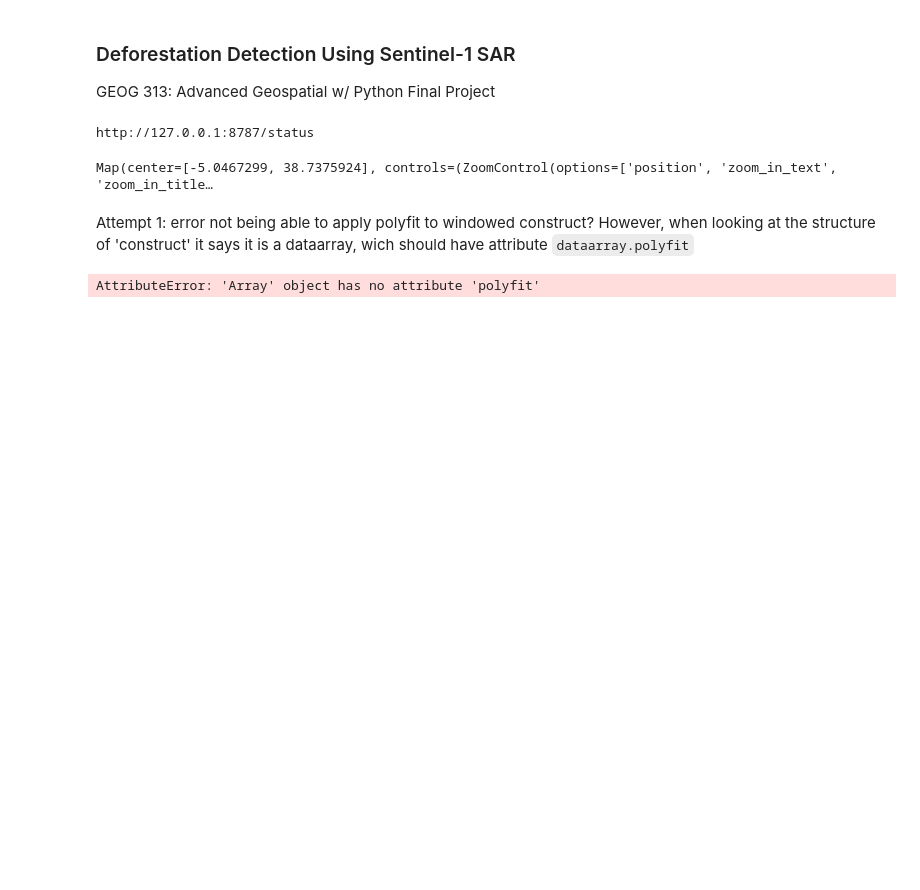
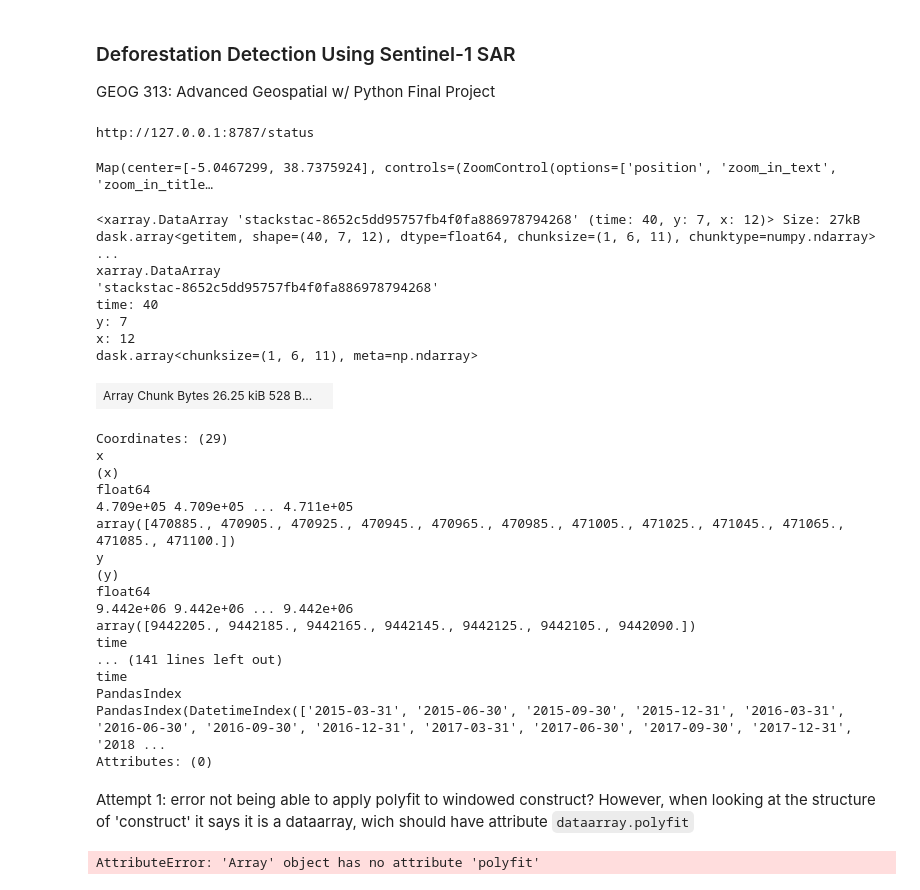
Before and after one commit to adlai-nelson/geog313-final-project, a Jupyter notebook: analysis.ipynb, the cells around one changed output. Cells and saved outputs as stored; diff of their text form; code cells hidden in the pictures; blank space fills up the shorter version.

```diff
--- a/analysis.ipynb
+++ b/analysis.ipynb
@@ -33,3 +29,33 @@ composite = utils.temporal_composite(coarsened)
+# %%
+import utils
+preprocessed = utils.preprocess_data(aoi, start, end, deseason=True)
+preprocessed
+# %% [output]
+<xarray.DataArray 'stackstac-8652c5dd95757fb4f0fa886978794268' (time: 40, y: 7, x: 12)> Size: 27kB dask.array<getitem, shape=(40, 7, 12), dtype=float64, chunksize=(1, 6, 11), chunktype=numpy.ndarray>  ...
+xarray.DataArray
+'stackstac-8652c5dd95757fb4f0fa886978794268'
+time: 40
+y: 7
+x: 12
+dask.array<chunksize=(1, 6, 11), meta=np.ndarray>
+| Array Chunk Bytes 26.25 kiB 528 B... |  |
+Coordinates: (29)
+x
+(x)
+float64
+4.709e+05 4.709e+05 ... 4.711e+05
+array([470885., 470905., 470925., 470945., 470965., 470985., 471005., 471025., 471045., 471065., 471085., 471100.])
+y
+(y)
+float64
+9.442e+06 9.442e+06 ... 9.442e+06
+array([9442205., 9442185., 9442165., 9442145., 9442125., 9442105., 9442090.])
+time
+... (141 lines left out)
+time
+PandasIndex
+PandasIndex(DatetimeIndex(['2015-03-31', '2015-06-30', '2015-09-30', '2015-12-31', '2016-03-31', '2016-06-30', '2016-09-30', '2016-12-31', '2017-03-31', '2017-06-30', '2017-09-30', '2017-12-31', '2018 ...
+Attributes: (0)
 # %% [markdown]
 Attempt 1: error not being able to apply polyfit to windowed construct?  However, when looking at the structure of 'construct' it says it is a dataarray, wich should have attribute `dataarray.polyfit`
 # %%
```
Also changed, not shown: parts of 15 cells of this notebook, 1 other file.
